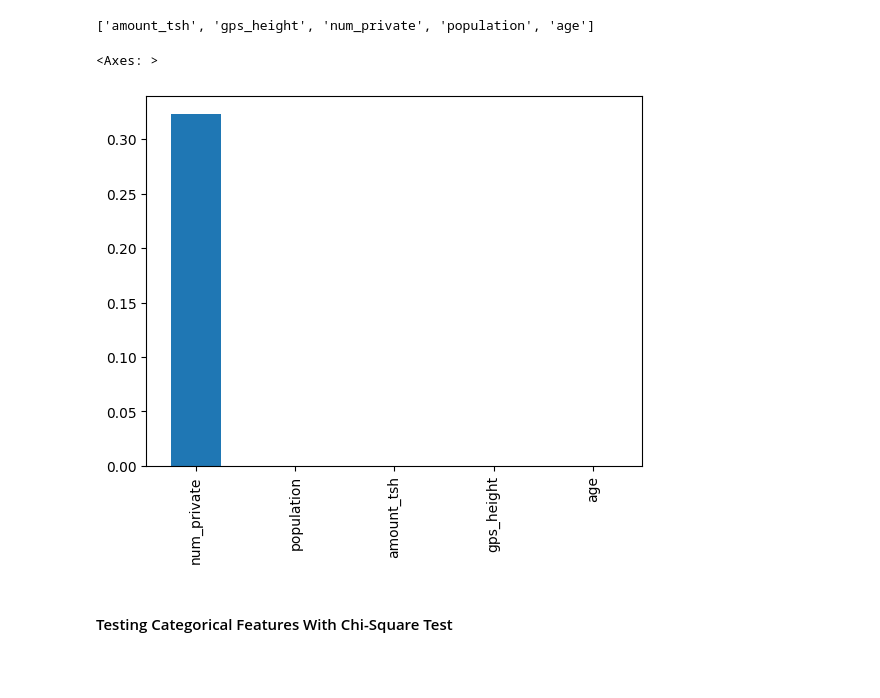
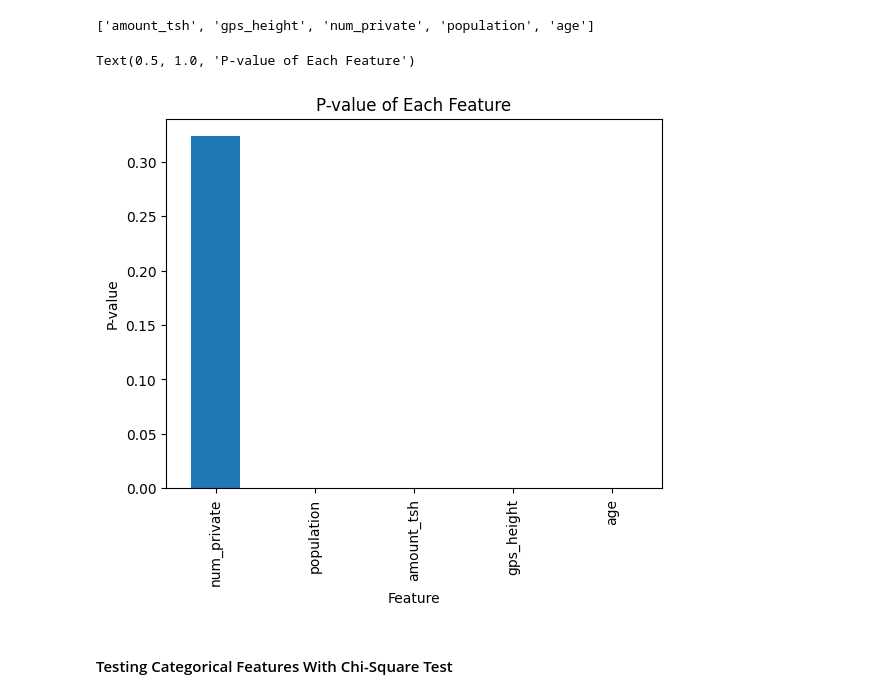
Before and after one commit to anair123/Detecting-Faulty-Water-Pumps-With-Machine-Learning, a Jupyter notebook: Data Modeling.ipynb, the cells around one changed output. Saved outputs shown, nothing was run; the diff lists cells and outputs as text; code cells hidden in the pictures; blank space fills up the shorter version.

```diff
--- a/Data Modeling.ipynb
+++ b/Data Modeling.ipynb
@@ -136,28 +135,32 @@ num_var
 # %%
 # copy the dataset for ANOVA test
 df_int = df.copy(deep=True)
 
 # keep the numerical columns and the target label
 int_var = [col for col in df.columns if df[col].dtypes in ['int64', 'float64']] + ['status_group']
 df_int = df_int[int_var]
 
 # get the input and output variables
 X = df_int.drop('status_group', axis=1)
 y = df_int['status_group']
 
 # compute the ANOVA F-statistic for each column
 select = SelectKBest(f_classif, k=5)
 fit = select.fit(X, y)
 
 # compute the p-values for each F-statistic
 p_values = {col: np.round(p_value, 4) for col, p_value in zip(X.columns, fit.pvalues_)}
 
+# plot p_values
 p_values = pd.Series(p_values.values(),index = p_values.keys())
 p_values.sort_values(ascending = False , inplace = True)
 p_values.plot.bar()
+plt.xlabel('Feature')
+plt.ylabel('P-value')
+plt.title('P-value of Each Feature')
 # %% [output]
-<Axes: >
+Text(0.5, 1.0, 'P-value of Each Feature')
-[figure, old version]
+[figure, new version]
 # %%
 # remove columns with high p-values from ANOVA test
 anova_drop = ['num_private']
```
Also changed, not shown: parts of 3 cells of this notebook.
